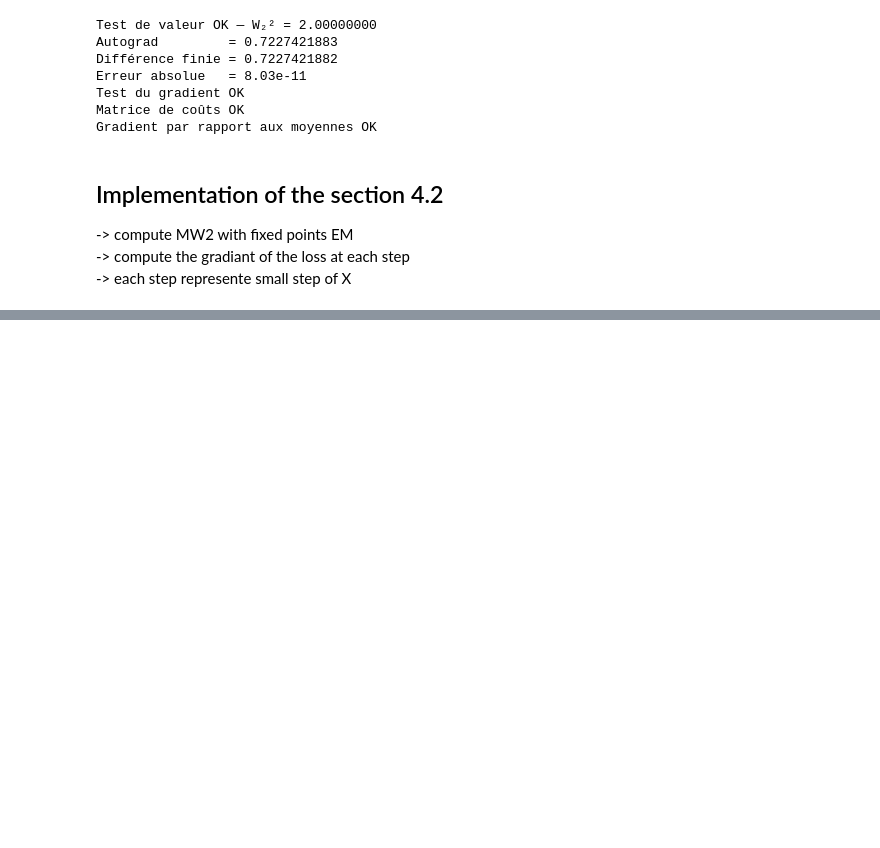
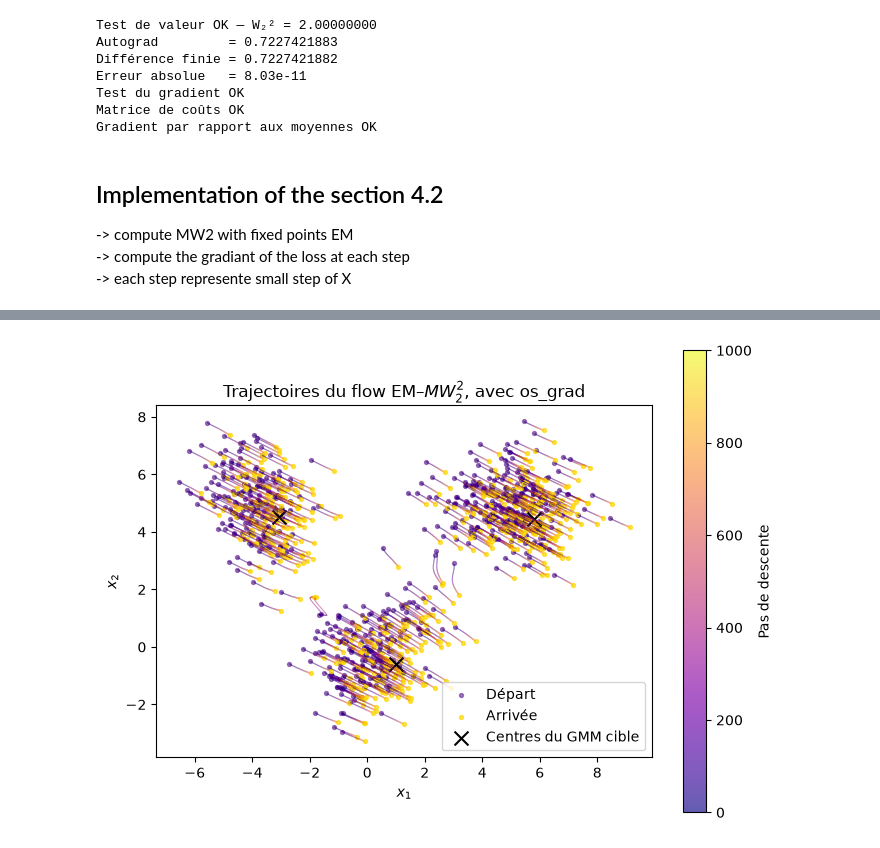
Before and after one commit to MDelpech/Differentiable_EM_OT_Application, a Jupyter notebook: EM_torch.ipynb, the cells around one changed output, grey strips where cells are left out. Drawn from its saved outputs; the diff is of its cells as text; code cells hidden in the pictures; blank space fills up the shorter version.

```diff
--- a/EM_torch.ipynb
+++ b/EM_torch.ipynb
@@ -575,0 +657,35 @@ plt.show()
+# %%
+positions = np.stack(trajectory_os)  # (T + 1, n_points, 2)
+
+# Relie la position de chaque point à sa position au pas suivant.
+segments = np.stack((positions[:-1], positions[1:]), axis=2)
+segments = segments.reshape(-1, 2, 2)
+segment_steps = np.repeat(np.arange(1, len(positions)), positions.shape[1])
+
+fig, ax = plt.subplots(figsize=(8, 6))
+
+paths = LineCollection(
+    segments,
+    cmap="plasma",
+    norm=Normalize(vmin=0, vmax=len(positions) - 1),
+    linewidths=0.7,
+    alpha=0.65,
+)
+paths.set_array(segment_steps)
+ax.add_collection(paths)
+
+ax.scatter(*positions[0].T, s=8, color="indigo", alpha=0.5, label="Départ")
+ax.scatter(*positions[-1].T, s=8, color="gold", alpha=0.7, label="Arrivée")
+ax.scatter(
+    *gmm_target[1].detach().cpu().numpy().T,
+    s=100, marker="x", color="black", label="Centres du GMM cible",
+)
+
+ax.autoscale()
+ax.set_aspect("equal")
+ax.set(xlabel="$x_1$", ylabel="$x_2$", title="Trajectoires du flow EM–$MW_2^2$, avec os_grad")
+ax.legend()
+fig.colorbar(paths, ax=ax, label="Pas de descente")
+plt.show()
+# %% [output]
+[figure, added]
```
Also changed, not shown: parts of 10 cells of this notebook.
